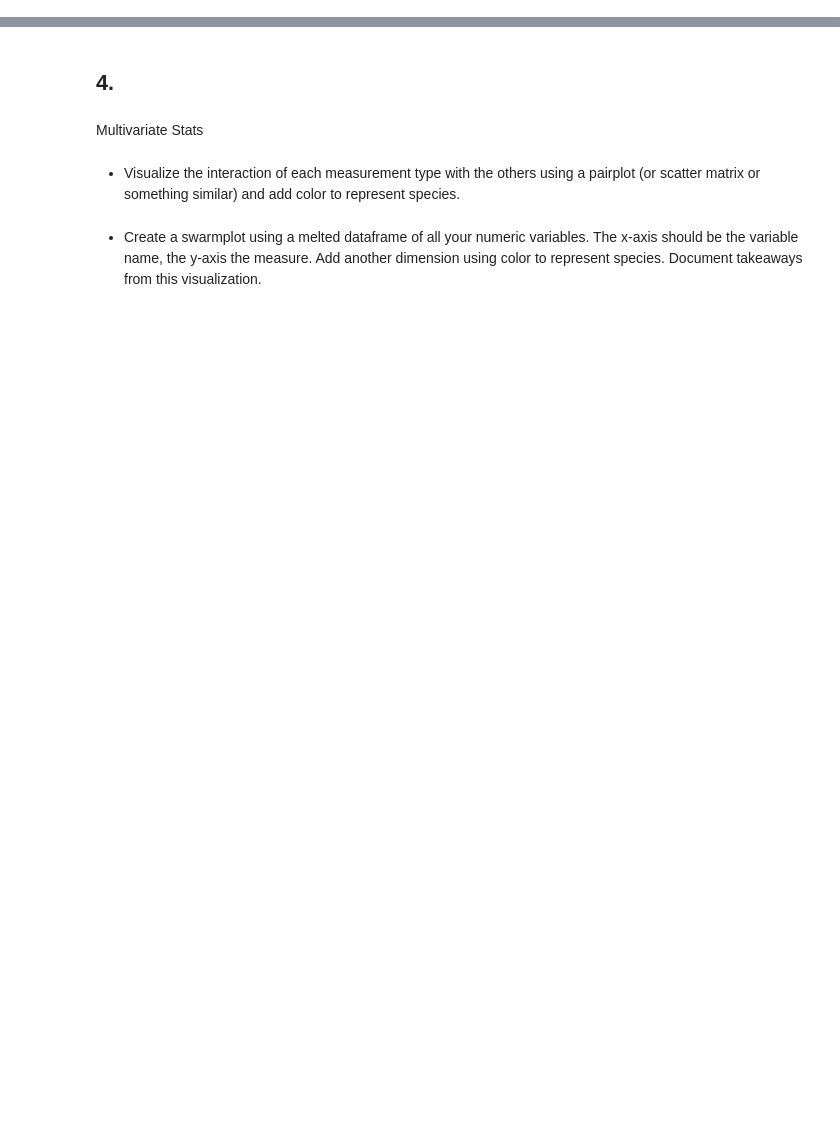
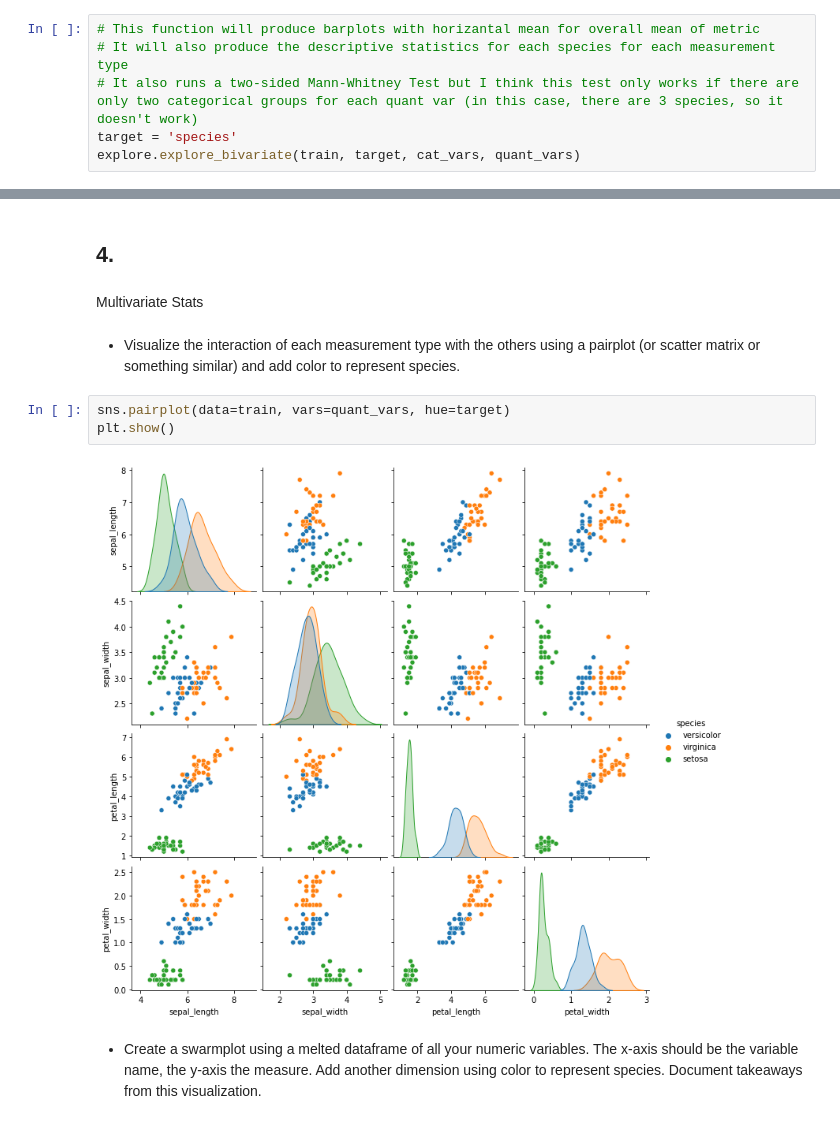
Before and after one commit to adam-talbot/classification-exercises, a Jupyter notebook: classification_exercises.ipynb, the cells around one changed output, grey strips where cells are left out. Drawn from its saved outputs; the diff is of its cells as text; blank space fills up the shorter version.

```diff
--- a/classification_exercises.ipynb
+++ b/classification_exercises.ipynb
@@ -601,0 +668,6 @@ Bivariate Stats
+# %%
+# This function will produce barplots with horizantal mean for overall mean of metric
+# It will also produce the descriptive statistics for each species for each measurement type
+# It also runs a two-sided Mann-Whitney Test but I think this test only works if there are only two categorical groups for each quant var (in this case, there are 3 species, so it doesn't work)
+target = 'species'
+explore.explore_bivariate(train, target, cat_vars, quant_vars)
@@ -607,5 +796,10 @@ Bivariate Stats
 Multivariate Stats
 # %% [markdown]
 - Visualize the interaction of each measurement type with the others using a pairplot (or scatter matrix or something similar) and add color to represent species.
+# %%
+sns.pairplot(data=train, vars=quant_vars, hue=target)
+plt.show()
+# %% [output]
+[figure, added]
 # %% [markdown]
 - Create a swarmplot using a melted dataframe of all your numeric variables. The x-axis should be the variable name, the y-axis the measure. Add another dimension using color to represent species. Document takeaways from this visualization.
```
Also changed, not shown: parts of 55 cells of this notebook.
